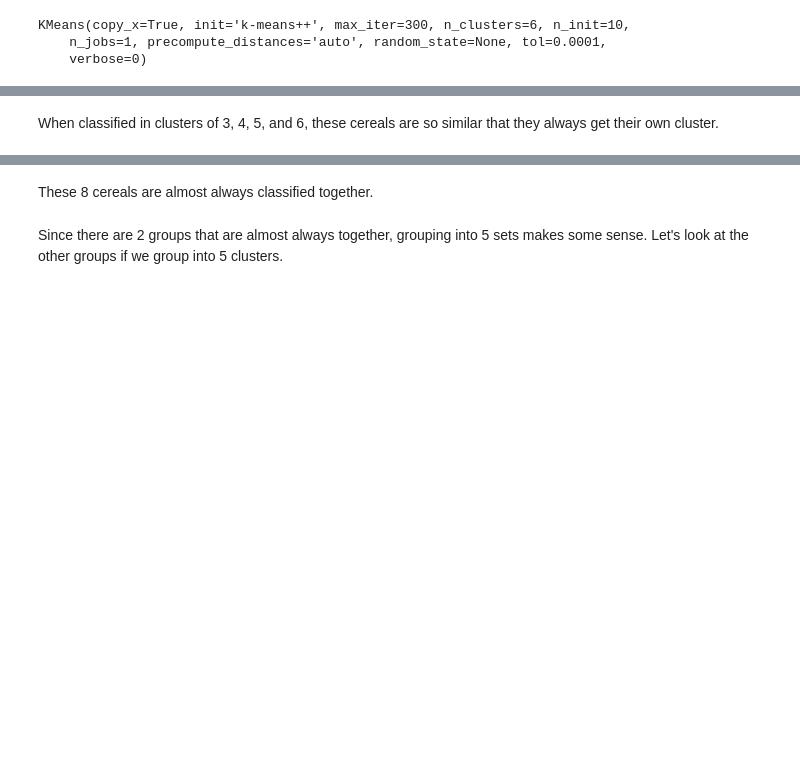
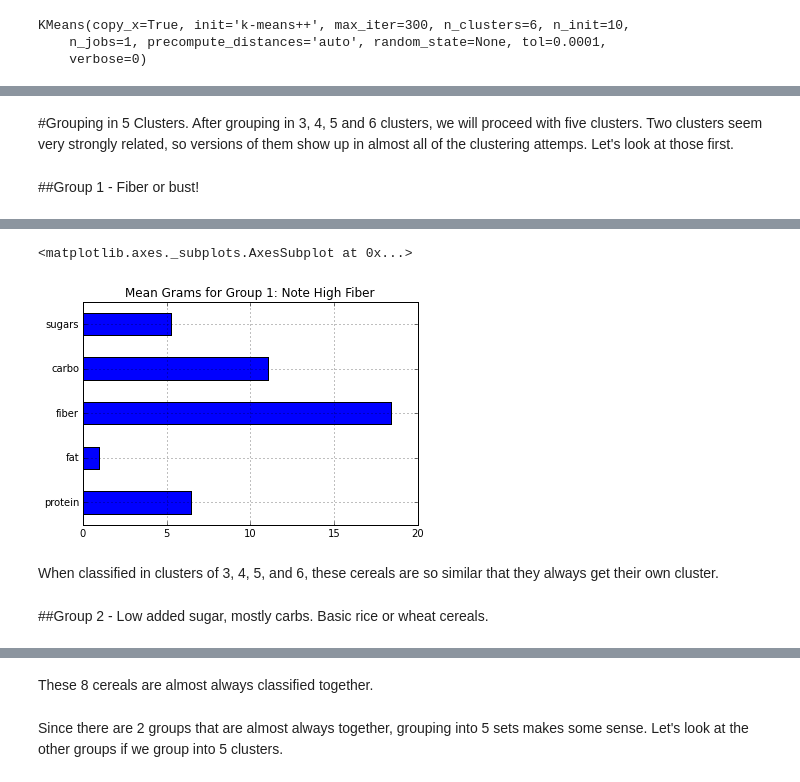
Before and after one commit to tiyd-python-2015-05/honey-nut-clusters, a Jupyter notebook: KMeansClustering.ipynb, the cells around one changed output, grey strips where cells are left out. Cells and saved outputs as stored; diff of their text form; code cells hidden in the pictures; blank space fills up the shorter version.

```diff
--- a/KMeansClustering.ipynb
+++ b/KMeansClustering.ipynb
@@ -416,6 +430,11 @@ cereal.groupby('three_groups').count()
 groups_3 = cereal.groupby('three_groups').count()
 # %%
 group_2 = cereal[cereal['five_groups'] == 2]
+# %% [markdown]
+#Grouping in 5 Clusters.
+After grouping in 3, 4, 5 and 6 clusters, we will proceed with five clusters.  Two clusters seem very strongly related, so versions of them show up in almost all of the clustering attemps.  Let's look at those first.
+# %% [markdown]
+##Group 1 -  Fiber or bust!
 # %%
 group_2.head(3)
 # %% [output]
@@ -423,10 +442,17 @@ group_2.head(3)
 | 0 | 100%_Bran | N | C | 70 | 5.714286 | 1.428571 | 185.714286 | 14.285714 | 7.142857 | 8.571429 | 400.000000 | ... |
 | 2 | All-Bran | K | C | 70 | 5.714286 | 1.428571 | 371.428571 | 12.857143 | 10.000000 | 7.142857 | 457.142857 | ... |
 | 3 | All-Bran_with_Extra_Fiber | K | C | 50 | 8.000000 | 0.000000 | 280.000000 | 28.000000 | 16.000000 | 0.000000 | 660.000000 | ... |
+# %%
+group_2_plot_B.mean(0).plot(kind = 'barh', title="Mean Grams for Group 1: Note High Fiber")
+# %% [output]
+<matplotlib.axes._subplots.AxesSubplot at 0x...>
+[figure, added]
 # %% [markdown]
 When classified in clusters of 3, 4, 5, and 6, these cereals are so similar that they always get their own cluster.
 # %%
 group_4 = cereal[cereal['five_groups'] == 4]
+# %% [markdown]
+##Group 2 - Low added sugar, mostly carbs.  Basic rice or wheat cereals.
 # %%
 group_4.head(8)
 # %% [output]
```
Also changed, not shown: parts of 47 cells of this notebook.
